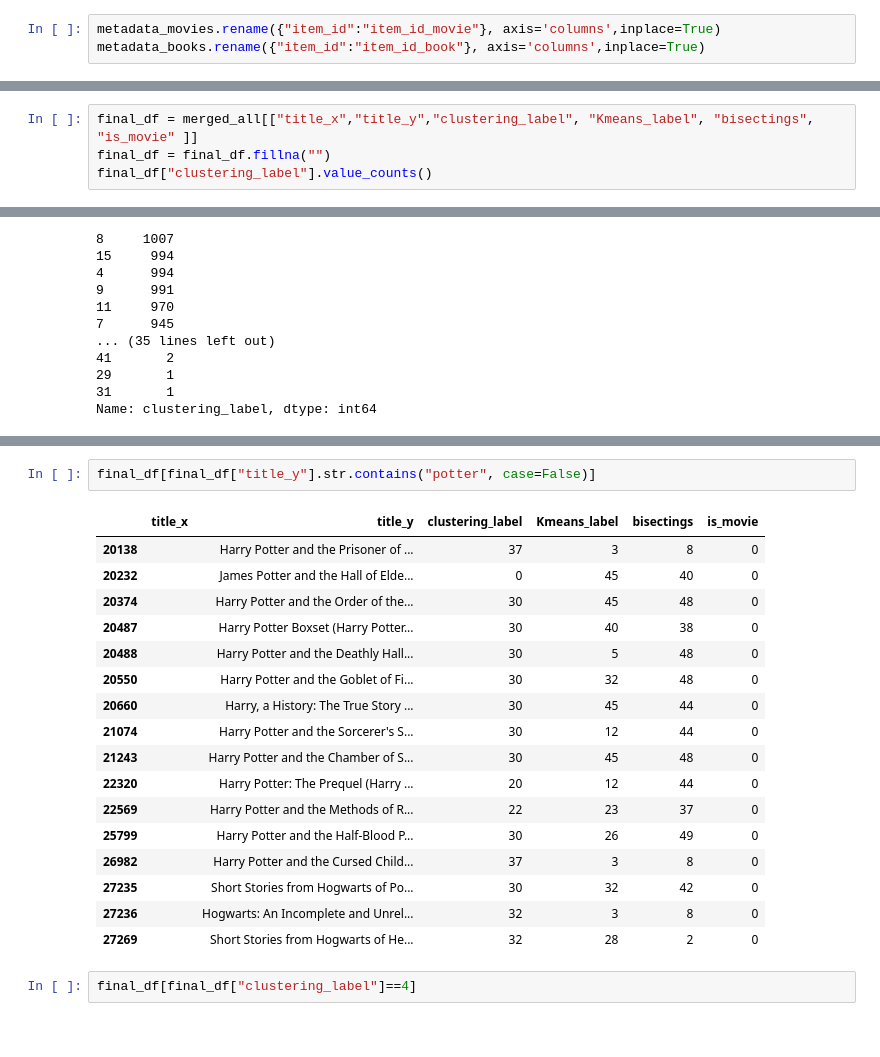
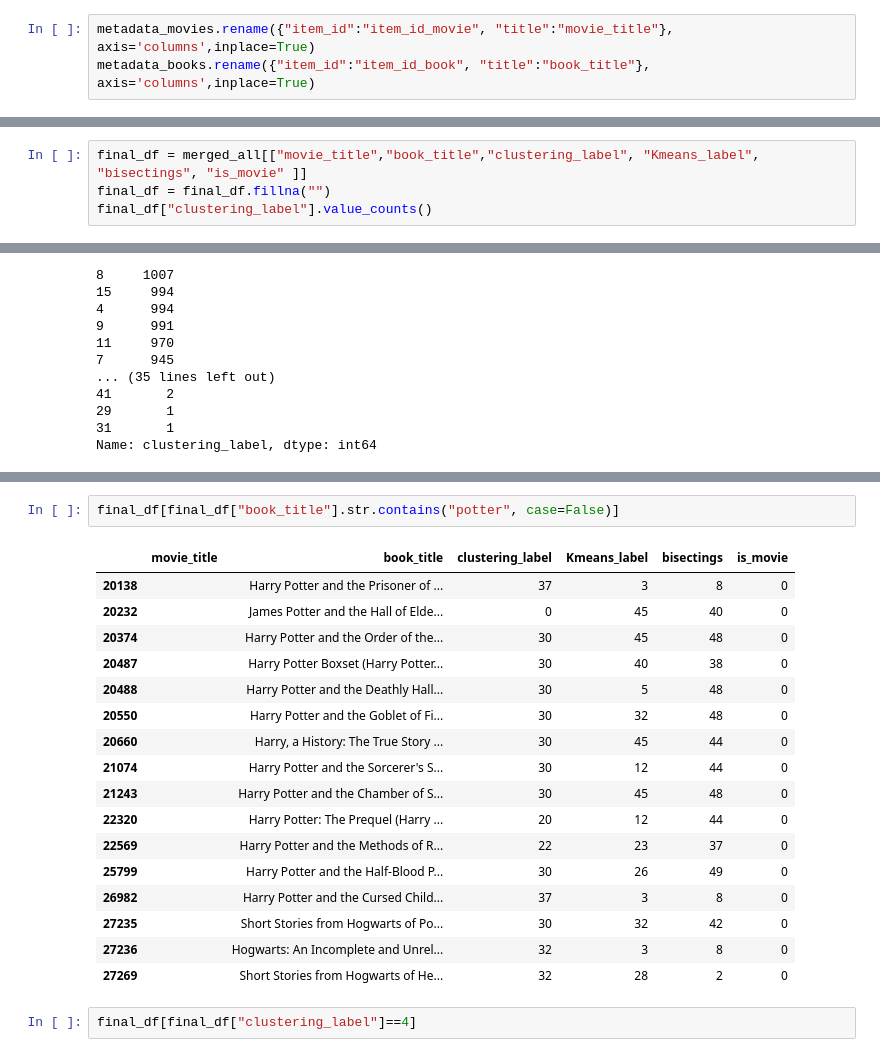
Before and after one commit to arostagnat/BookMatch, a Jupyter notebook: notebooks/CNN_model.ipynb, the cells around one changed output, grey strips where cells are left out. Drawn from its saved outputs; the diff is of its cells as text.

```diff
--- a/notebooks/CNN_model.ipynb
+++ b/notebooks/CNN_model.ipynb
@@ -214,13 +220,13 @@ X_reviews["bisectings"] = bisect_means.labels_
 metadata_movies = pd.read_json("./../raw_data/raw_movies/metadata.json", lines=True)
 metadata_books = pd.read_json("./../raw_data/raw_book/metadata.json", lines=True)
 # %%
-metadata_movies.rename({"item_id":"item_id_movie"}, axis='columns',inplace=True)
-metadata_books.rename({"item_id":"item_id_book"}, axis='columns',inplace=True)
+metadata_movies.rename({"item_id":"item_id_movie", "title":"movie_title"}, axis='columns',inplace=True)
+metadata_books.rename({"item_id":"item_id_book", "title":"book_title"}, axis='columns',inplace=True)
 # %%
 merged_movies = pd.merge(X_reviews, metadata_movies, on="item_id_movie", how="left")
 merged_all = pd.merge(merged_movies, metadata_books, on="item_id_book", how="left")
 # %%
-final_df = merged_all[["title_x","title_y","clustering_label", "Kmeans_label", "bisectings", "is_movie" ]]
+final_df = merged_all[["movie_title","book_title","clustering_label", "Kmeans_label", "bisectings", "is_movie" ]]
 final_df = final_df.fillna("")
 final_df["clustering_label"].value_counts()
 # %% [output]
@@ -255,9 +261,9 @@ final_df[final_df["title_x"].str.contains("potter", case=False)]
 | 9694 | Harry Potter and the Deathly Hall... |  | 14 | 46 | 35 | 1 |
 | 10168 | Harry Potter and the Deathly Hall... |  | 14 | 46 | 35 | 1 |
 # %%
-final_df[final_df["title_y"].str.contains("potter", case=False)]
+final_df[final_df["book_title"].str.contains("potter", case=False)]
 # %% [output]
-|  | title_x | title_y | clustering_label | Kmeans_label | bisectings | is_movie |
+|  | movie_title | book_title | clustering_label | Kmeans_label | bisectings | is_movie |
 | 20138 |  | Harry Potter and the Prisoner of ... | 37 | 3 | 8 | 0 |
 | 20232 |  | James Potter and the Hall of Elde... | 0 | 45 | 40 | 0 |
 | 20374 |  | Harry Potter and the Order of the... | 30 | 45 | 48 | 0 |
```
Also changed, not shown: parts of 4 cells of this notebook.
